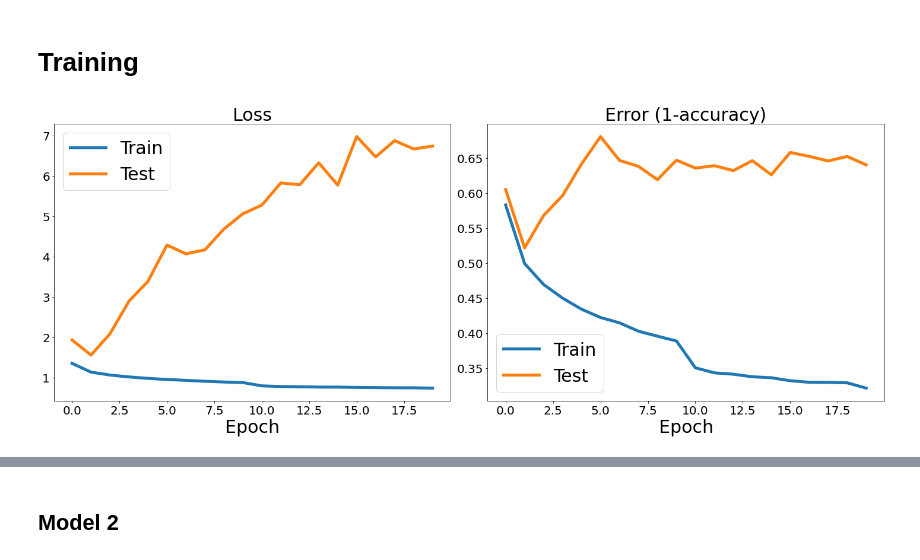
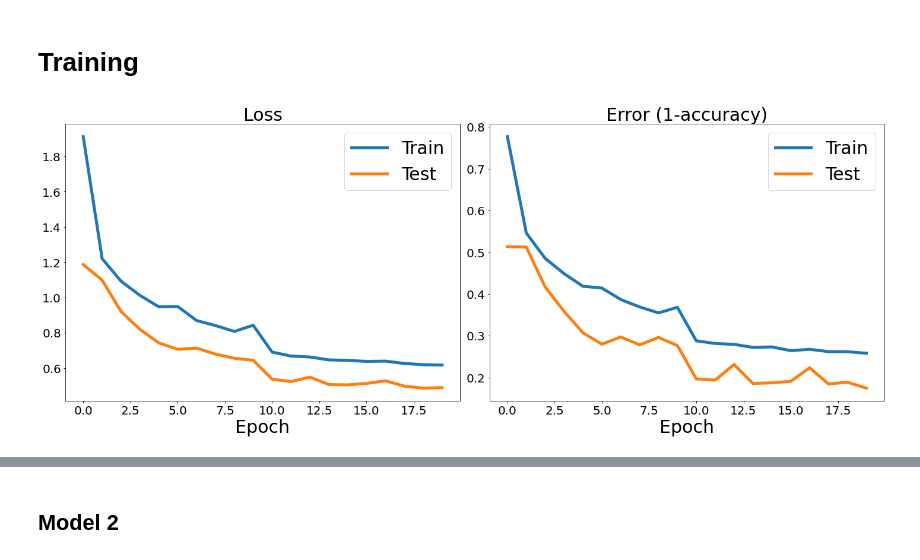
Before and after one commit to caitaozhan/deeplearning-localization, a Jupyter notebook: DeepTxFinder.ipynb, the cells around one changed output, grey strips where cells are left out. Cells and saved outputs as stored; diff of their text form; code cells hidden in the pictures.

```diff
--- a/DeepTxFinder.ipynb
+++ b/DeepTxFinder.ipynb
@@ -228,7 +229,8 @@ print(target_num)
 # %%
 # training
 i = 0
-root_dir = './data/305train'
+root_dir = 'ipsn_testbed/train'
+# root_dir = 'data/305train'
 sensor_input_dataset = SensorInputDatasetRegression(root_dir=root_dir, grid_len=Default.grid_length, transform=tf)
 sensor_input_dataloader = DataLoader(sensor_input_dataset, batch_size=32, shuffle=True, num_workers=1, collate_fn=my_collate)
 print('matrix shape:', sensor_input_dataset[i]['matrix'].shape)
@@ -238,7 +240,8 @@ print('length:', sensor_input_dataset.__len__())
 
 print('---\n')
 # testing
-root_dir = './data/305test'
+root_dir = 'ipsn_testbed/test'
+# root_dir = 'data/305test'
 sensor_input_test_dataset = SensorInputDatasetRegression(root_dir=root_dir, grid_len=Default.grid_length, transform=tf)
 sensor_input_test_dataloader = DataLoader(sensor_input_test_dataset, batch_size=32, shuffle=True, num_workers=1, collate_fn=my_collate)
 print('matrix type:', sensor_input_test_dataset[i]['matrix'].dtype)
@@ -409,7 +414,7 @@ def plot_epochs(train_losses1, test_losses1, train_errors1, test_errors1):
 # %%
 # path2 = 'model/model2-11.17.pt'
 model1_minloss = 1000
-path1 = 'model_dtxf/12.13-cnn1.pt'
+path1 = 'model_dtxf/12.23-cnn1.pt'
 
 max_ntx    = 10
 device     = torch.device('cuda')
@@ -484,34 +489,34 @@ for epoch in range(num_epochs):
 
     print('train loss of num of TX   =', np.mean(train_losses))
     print('test  loss of num of TX   =', np.mean(test_losses))
     print('train error of num of TX  =', np.mean(train_errors))
     print('test error of num of TX   =', np.mean(test_errors))
     train_losses2_epoch.append((np.mean(train_losses)))
     train_errors2_epoch.append((np.mean(train_errors)))
     test_losses2_epoch.append((np.mean(test_losses)))
     test_errors2_epoch.append((np.mean(test_errors)))
     clear_output(True)
     plt.figure(figsize=(20, 8))
     plt.subplot(1, 2, 1)
     plt.title('Loss', fontsize=30)
     plt.xlabel('Epoch', fontsize=30)
     plt.xticks(fontsize=20)
     plt.yticks(fontsize=20)
     plt.plot(train_losses2_epoch, label='Train', linewidth=5)
     plt.plot(test_losses2_epoch, label='Test', linewidth=5)
     plt.legend(fontsize=30)
     plt.subplot(1, 2, 2)
     plt.title('Error (1-accuracy)', fontsize=30)
     plt.xlabel('Epoch', fontsize=30)
     plt.xticks(fontsize=20)
     plt.yticks(fontsize=20)
     plt.plot(train_errors2_epoch, label='Train', linewidth=5)
     plt.plot(test_errors2_epoch, label='Test', linewidth=5)
     plt.legend(fontsize=30)
     plt.tight_layout()
     plt.show()
 # %% [output]
-[figure, old version]
+[figure, new version]
 # %%
 model1.eval()
 for t, sample in enumerate(sensor_input_test_dataloader):
```
Also changed, not shown: parts of 7 cells of this notebook, 29 other files.
